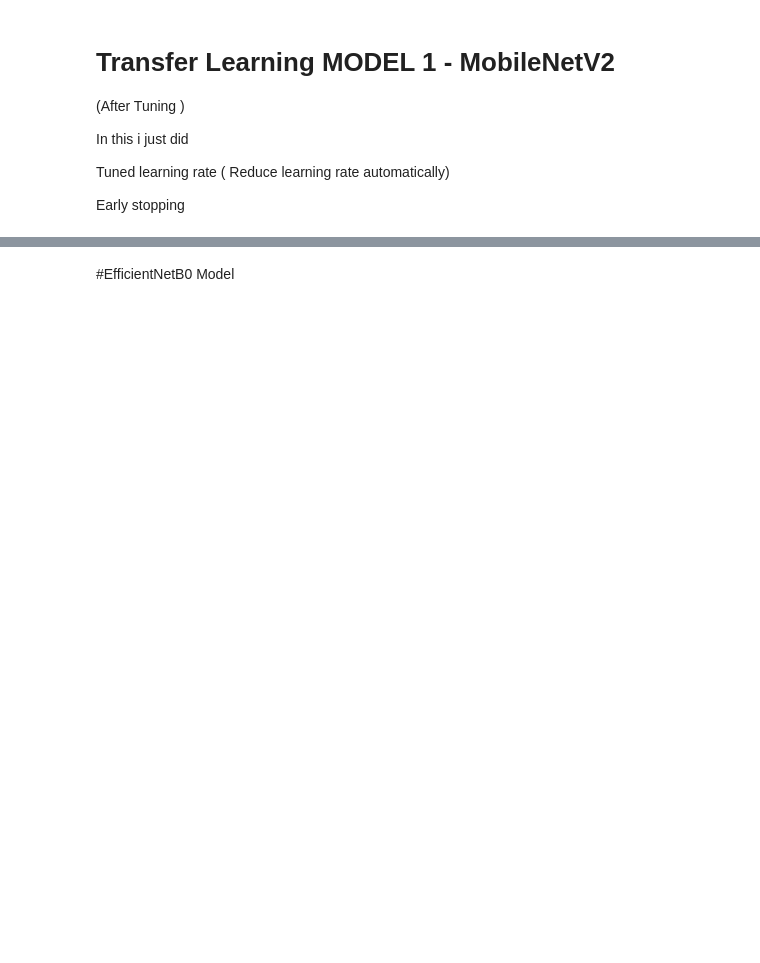
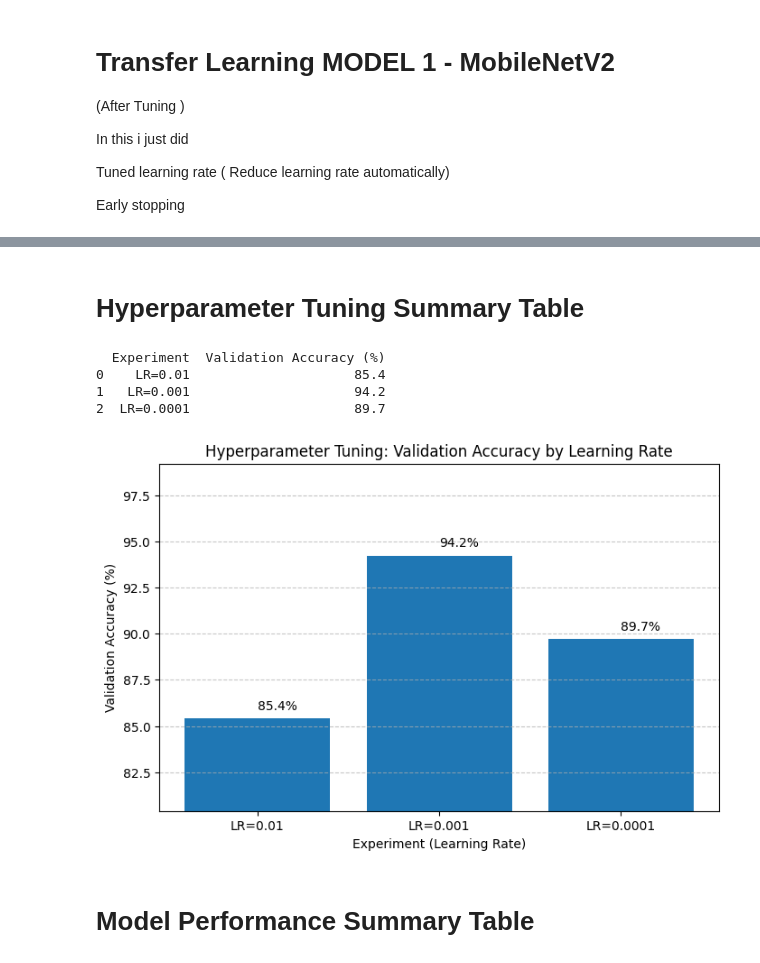
Before and after one commit to Ushachandaka/Comparative-Analysis-of-Deep-Learning-Models-for-Plant-Disease-Detection-using-Leaf-Image-Data, a Jupyter notebook: PlantVillage_small.ipynb, the cells around one changed output, grey strips where cells are left out. Saved outputs shown, nothing was run; the diff lists cells and outputs as text; code cells hidden in the pictures; blank space fills up the shorter version.

```diff
--- a/PlantVillage_small.ipynb
+++ b/PlantVillage_small.ipynb
@@ -409,2 +415,36 @@ plt.show()
+# %% [markdown]
+# Hyperparameter Tuning Summary Table
+# %%
+import pandas as pd
+
+tuning_results = pd.DataFrame({
+    "Experiment": ["LR=0.01", "LR=0.001", "LR=0.0001"],
+    "Validation Accuracy (%)": [85.4, 94.2, 89.7]
+})
+
+print(tuning_results)
+# %% [output]
+  Experiment  Validation Accuracy (%)
+0    LR=0.01                     85.4
+1   LR=0.001                     94.2
+2  LR=0.0001                     89.7
+# %%
+import matplotlib.pyplot as plt
+
+plt.figure(figsize=(8, 5))
+plt.bar(tuning_results['Experiment'], tuning_results['Validation Accuracy (%)'])
+
+plt.title('Hyperparameter Tuning: Validation Accuracy by Learning Rate')
+plt.xlabel('Experiment (Learning Rate)')
+plt.ylabel('Validation Accuracy (%)')
+
+for i, v in enumerate(tuning_results['Validation Accuracy (%)']):
+    plt.text(i, v + 0.5, f"{v:.1f}%")
+
+plt.ylim(min(tuning_results['Validation Accuracy (%)']) - 5, max(tuning_results['Validation Accuracy (%)']) + 5)
+plt.grid(axis='y', linestyle='--', alpha=0.7)
+plt.show()
+# %% [output]
+[figure, added]
 # %% [markdown]
-#EfficientNetB0 Model
+# Model Performance Summary Table
```
Also changed, not shown: parts of 19 cells of this notebook.
